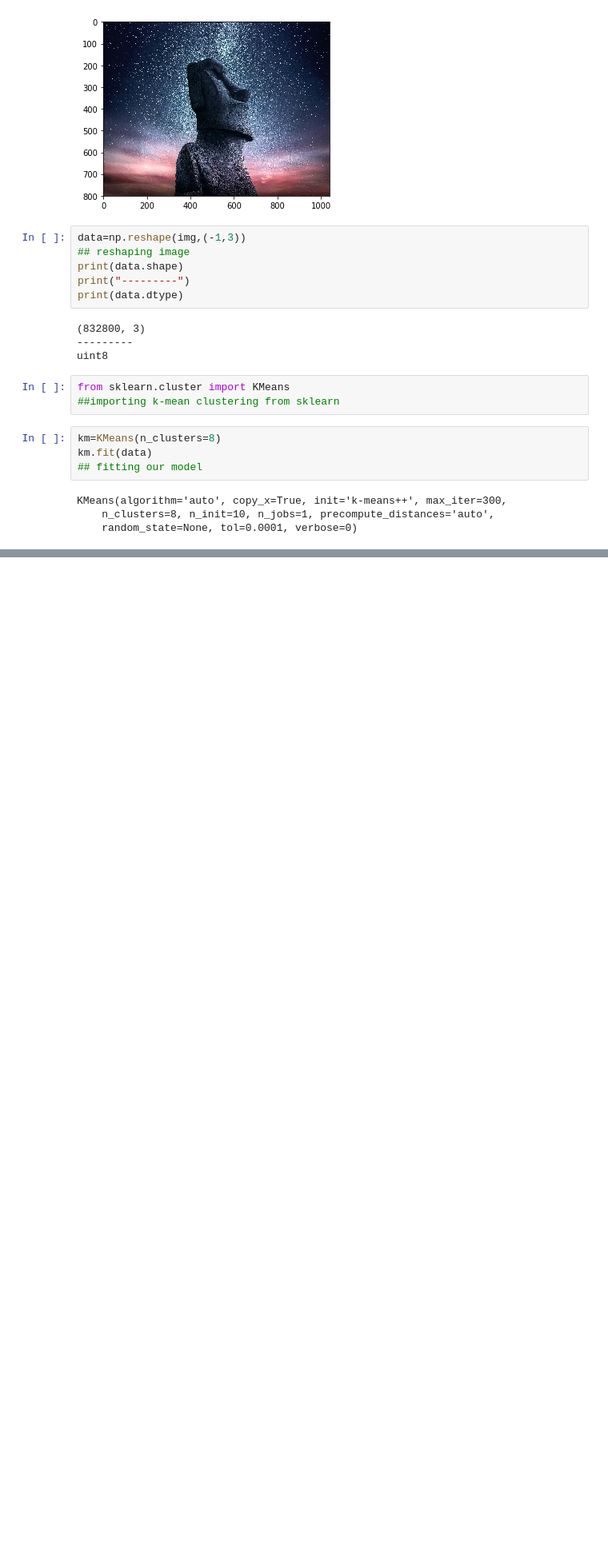
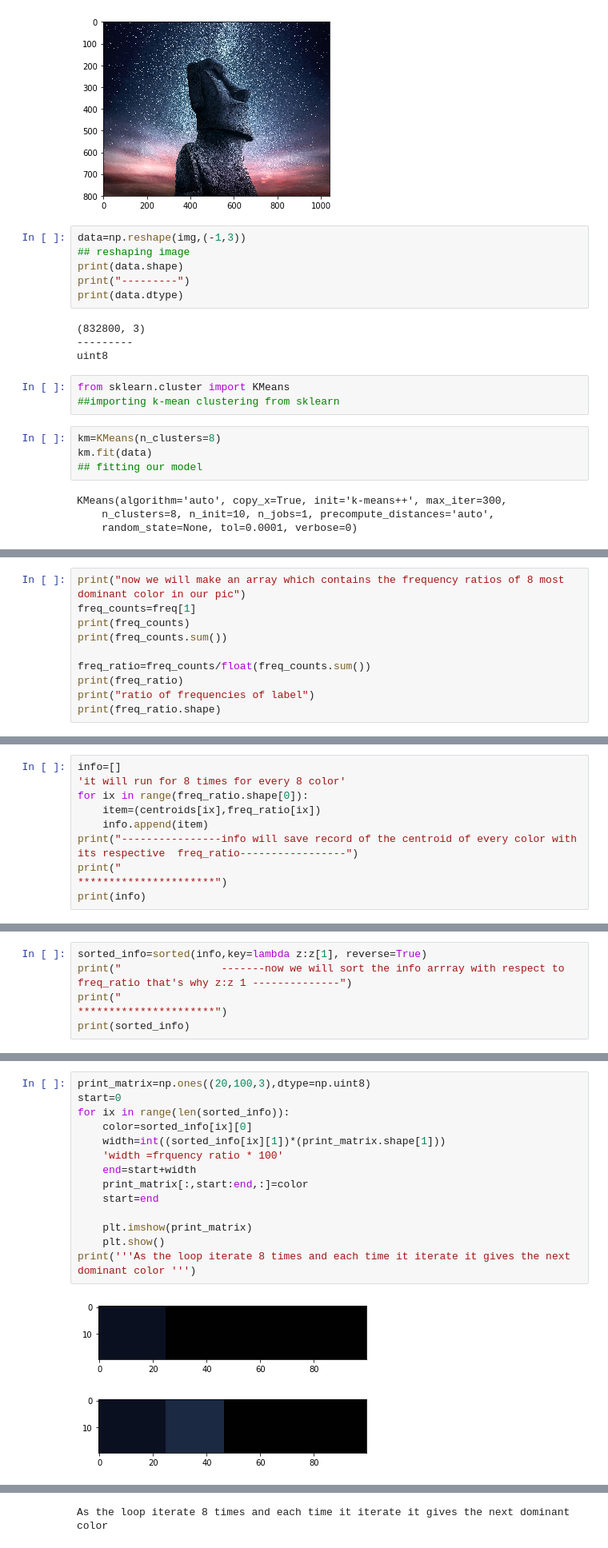
Before and after one commit to UditKumar13/COLOR_EXTRACTION, a Jupyter notebook: COLOR_EXTRACTION DOMINANT COLOR .ipynb, the cells around one changed output, grey strips where cells are left out. Shown at 80% size. Cells and saved outputs as stored; diff of their text form; blank space fills up the shorter version.

```diff
--- a/COLOR_EXTRACTION DOMINANT COLOR .ipynb
+++ b/COLOR_EXTRACTION DOMINANT COLOR .ipynb
@@ -85,0 +128,10 @@ To check all different values of labels in our image and their count in number o
+# %%
+print("now we will make an array which contains the frequency ratios of 8 most dominant color in our pic")
+freq_counts=freq[1]
+print(freq_counts)
+print(freq_counts.sum())
+
+freq_ratio=freq_counts/float(freq_counts.sum())
+print(freq_ratio)
+print("ratio of frequencies of label")
+print(freq_ratio.shape)
@@ -85,0 +146,9 @@ To check all different values of labels in our image and their count in number o
+# %%
+info=[]
+'it will run for 8 times for every 8 color'
+for ix in range(freq_ratio.shape[0]):
+    item=(centroids[ix],freq_ratio[ix])
+    info.append(item)
+print("----------------info will save record of the centroid of every color with its respective  freq_ratio-----------------")
+print("                                                    **********************")
+print(info)
@@ -85,0 +159,5 @@ To check all different values of labels in our image and their count in number o
+# %%
+sorted_info=sorted(info,key=lambda z:z[1], reverse=True)
+print("                -------now we will sort the info arrray with respect to freq_ratio that's why z:z 1 --------------")
+print("                                                    **********************")
+print(sorted_info)
@@ -85,0 +179,17 @@ To check all different values of labels in our image and their count in number o
+# %%
+print_matrix=np.ones((20,100,3),dtype=np.uint8)
+start=0
+for ix in range(len(sorted_info)):
+    color=sorted_info[ix][0]
+    width=int((sorted_info[ix][1])*(print_matrix.shape[1]))
+    'width =frquency ratio * 100'
+    end=start+width
+    print_matrix[:,start:end,:]=color
+    start=end
+
+    plt.imshow(print_matrix)
+    plt.show()
+print('''As the loop iterate 8 times and each time it iterate it gives the next dominant color ''')
+# %% [output]
+[figure, added]
+[figure, added]
@@ -85,0 +202 @@ To check all different values of labels in our image and their count in number o
+As the loop iterate 8 times and each time it iterate it gives the next dominant color
```
Also changed, not shown: parts of 11 cells of this notebook.
